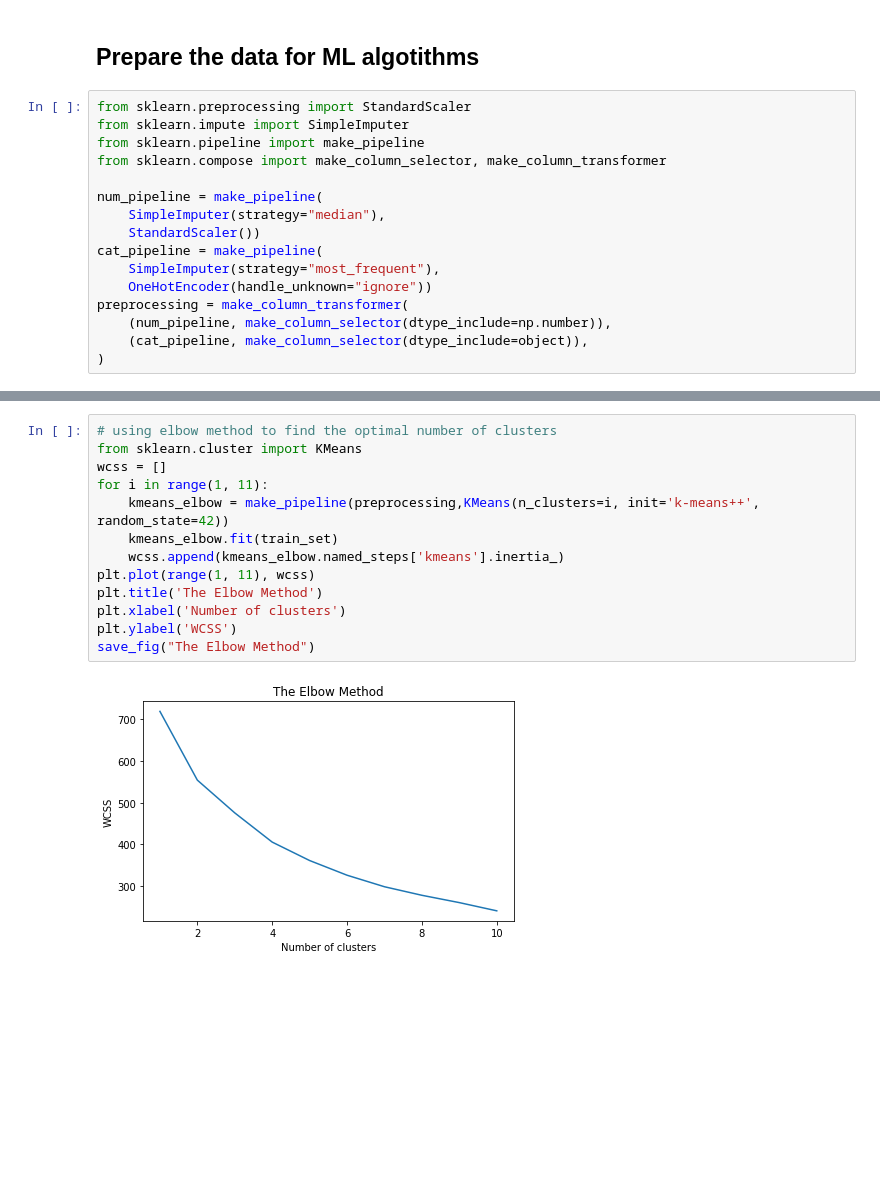
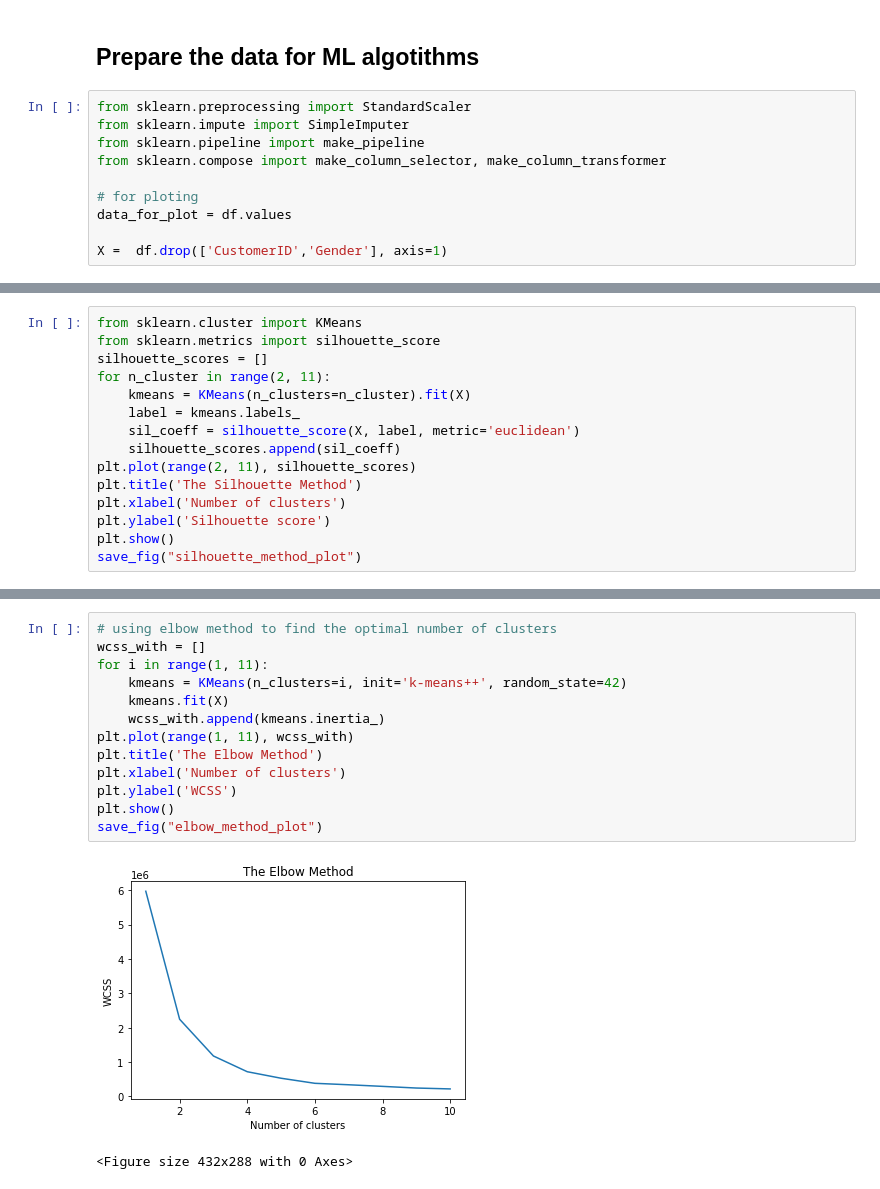
Before and after one commit to seanxuu/Machine-Learning-7126, a Jupyter notebook: assignment3.ipynb, the cells around one changed output, grey strips where cells are left out. Saved outputs shown, nothing was run; the diff lists cells and outputs as text; blank space fills up the shorter version.

```diff
--- a/assignment3.ipynb
+++ b/assignment3.ipynb
@@ -102,13 +95,7 @@ from sklearn.impute import SimpleImputer
 from sklearn.pipeline import make_pipeline
 from sklearn.compose import make_column_selector, make_column_transformer
 
-num_pipeline = make_pipeline(
-    SimpleImputer(strategy="median"),
-    StandardScaler())
-cat_pipeline = make_pipeline(
-    SimpleImputer(strategy="most_frequent"),
-    OneHotEncoder(handle_unknown="ignore"))
-preprocessing = make_column_transformer(
-    (num_pipeline, make_column_selector(dtype_include=np.number)),
-    (cat_pipeline, make_column_selector(dtype_include=object)),
-)
+# for ploting
+data_for_plot = df.values
+
+X =  df.drop(['CustomerID','Gender'], axis=1)
@@ -114,0 +104,15 @@ preprocessing = make_column_transformer(
+# %%
+from sklearn.cluster import KMeans
+from sklearn.metrics import silhouette_score
+silhouette_scores = []
+for n_cluster in range(2, 11):
+    kmeans = KMeans(n_clusters=n_cluster).fit(X)
+    label = kmeans.labels_
+    sil_coeff = silhouette_score(X, label, metric='euclidean')
+    silhouette_scores.append(sil_coeff)
+plt.plot(range(2, 11), silhouette_scores)
+plt.title('The Silhouette Method')
+plt.xlabel('Number of clusters')
+plt.ylabel('Silhouette score')
+plt.show()
+save_fig("silhouette_method_plot")
@@ -115,15 +122,16 @@ preprocessing = make_column_transformer(
 # %%
 # using elbow method to find the optimal number of clusters
-from sklearn.cluster import KMeans
-wcss = []
+wcss_with = []
 for i in range(1, 11):
-    kmeans_elbow = make_pipeline(preprocessing,KMeans(n_clusters=i, init='k-means++', random_state=42))
-    kmeans_elbow.fit(train_set)
-    wcss.append(kmeans_elbow.named_steps['kmeans'].inertia_)
-plt.plot(range(1, 11), wcss)
+    kmeans = KMeans(n_clusters=i, init='k-means++', random_state=42)
+    kmeans.fit(X)
+    wcss_with.append(kmeans.inertia_)
+plt.plot(range(1, 11), wcss_with)
 plt.title('The Elbow Method')
 plt.xlabel('Number of clusters')
 plt.ylabel('WCSS')
-save_fig("The Elbow Method")
+plt.show()
+save_fig("elbow_method_plot")
 # %% [output]
-[figure, old version]
+[figure, new version]
+<Figure size 432x288 with 0 Axes>
```
Also changed, not shown: parts of 10 cells of this notebook, 18 other files.
